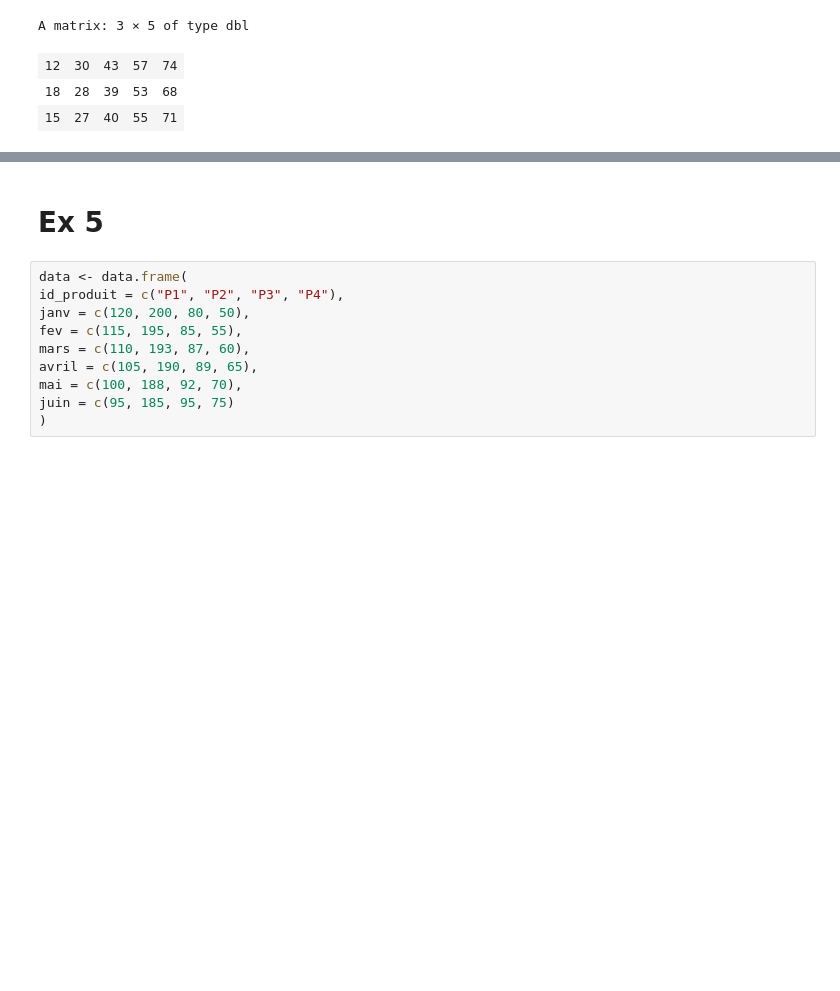
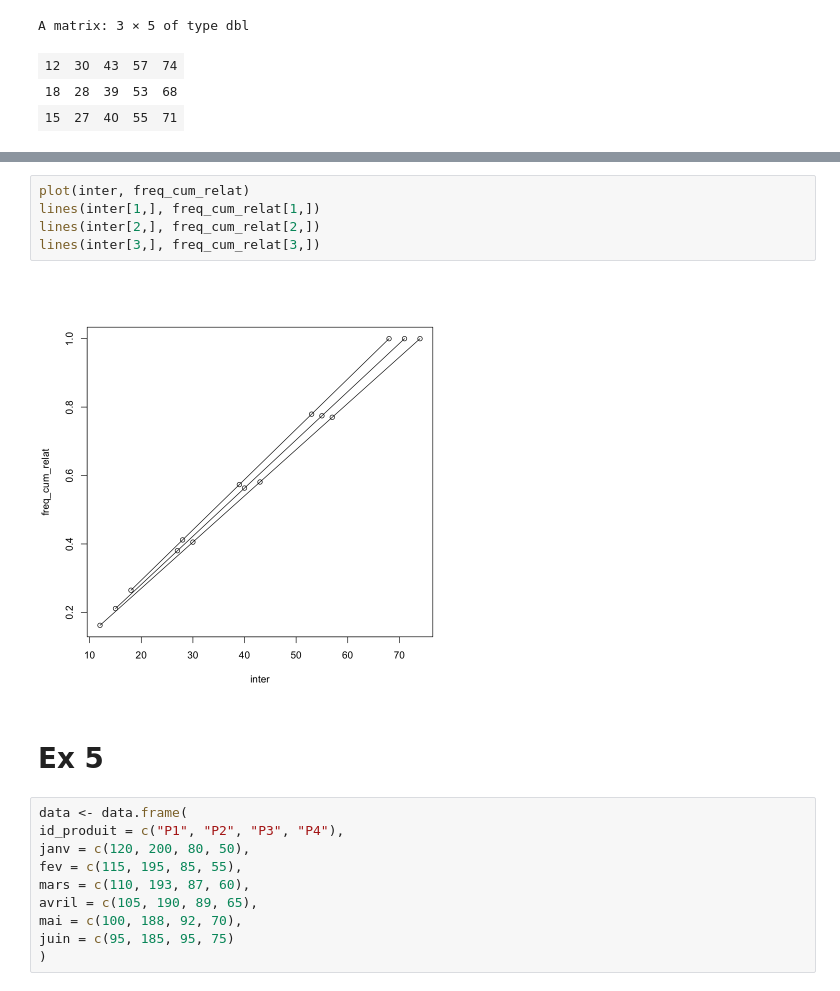
Before and after one commit to TaoHuaLiu/statisitiques, a Jupyter notebook: ds-fise.ipynb, the cells around one changed output, grey strips where cells are left out. Cells and saved outputs as stored; diff of their text form; blank space fills up the shorter version.

Commit message:
Updated graph

```diff
--- a/ds-fise.ipynb
+++ b/ds-fise.ipynb
@@ -130,3 +132,10 @@ A matrix: 3 × 5 of type dbl
+# %%
+plot(inter, freq_cum_relat)
+lines(inter[1,], freq_cum_relat[1,])
+lines(inter[2,], freq_cum_relat[2,])
+lines(inter[3,], freq_cum_relat[3,])
+# %% [output]
+[figure, added]
 # %% [markdown]
 # Ex 5
 # %%
```
Also changed, not shown: parts of 5 cells of this notebook.
